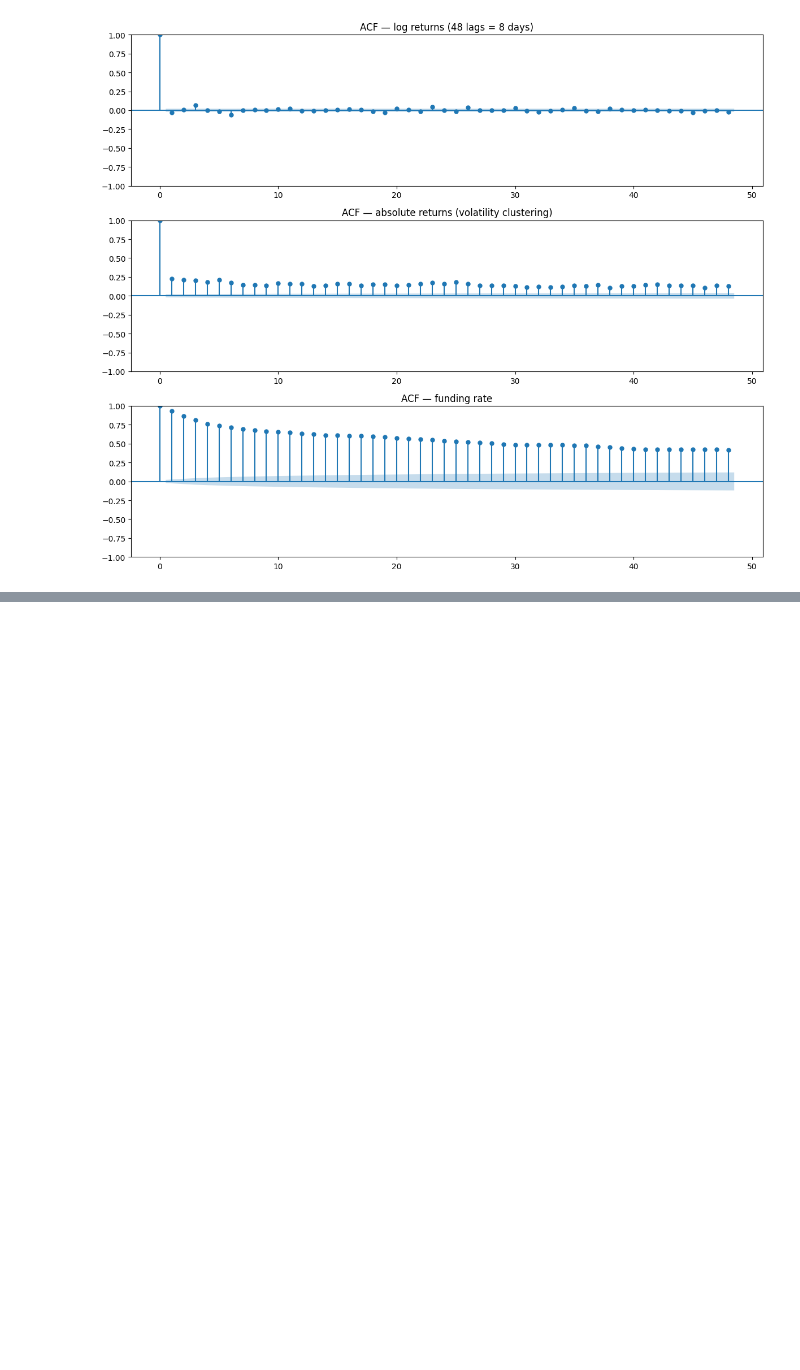
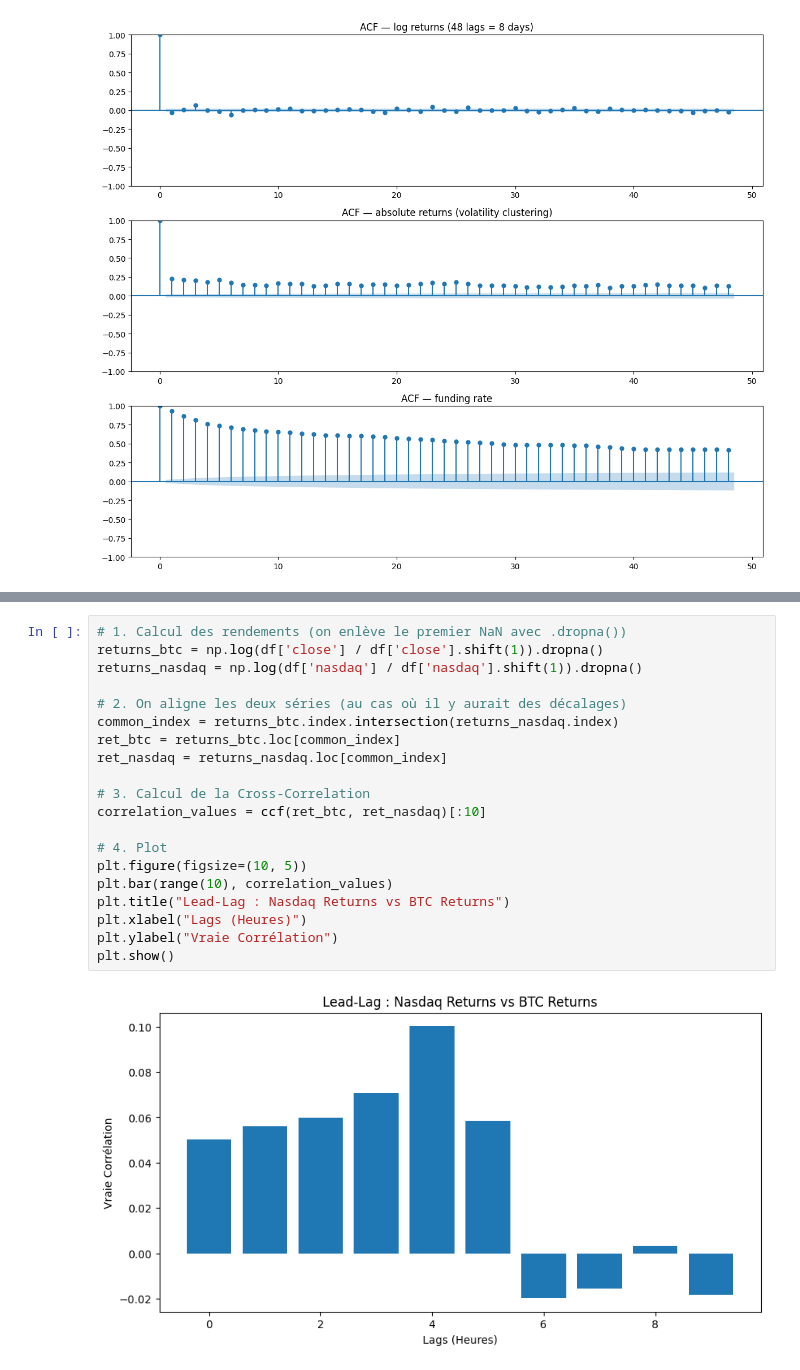
Before and after one commit to Paul-Arnaud-Battandier/ML-for-crypto, a Jupyter notebook: notebooks/JupyNote.ipynb, the cells around one changed output, grey strips where cells are left out. Cells and saved outputs as stored; diff of their text form; blank space fills up the shorter version.

```diff
--- a/notebooks/JupyNote.ipynb
+++ b/notebooks/JupyNote.ipynb
@@ -98,0 +108,22 @@ plt.show()
+# %%
+# 1. Calcul des rendements (on enlève le premier NaN avec .dropna())
+returns_btc = np.log(df['close'] / df['close'].shift(1)).dropna()
+returns_nasdaq = np.log(df['nasdaq'] / df['nasdaq'].shift(1)).dropna()
+
+# 2. On aligne les deux séries (au cas où il y aurait des décalages)
+common_index = returns_btc.index.intersection(returns_nasdaq.index)
+ret_btc = returns_btc.loc[common_index]
+ret_nasdaq = returns_nasdaq.loc[common_index]
+
+# 3. Calcul de la Cross-Correlation
+correlation_values = ccf(ret_btc, ret_nasdaq)[:10]
+
+# 4. Plot
+plt.figure(figsize=(10, 5))
+plt.bar(range(10), correlation_values)
+plt.title("Lead-Lag : Nasdaq Returns vs BTC Returns")
+plt.xlabel("Lags (Heures)")
+plt.ylabel("Vraie Corrélation")
+plt.show()
+# %% [output]
+[figure, added]
```
Also changed, not shown: parts of 7 cells of this notebook, 1 other file.
